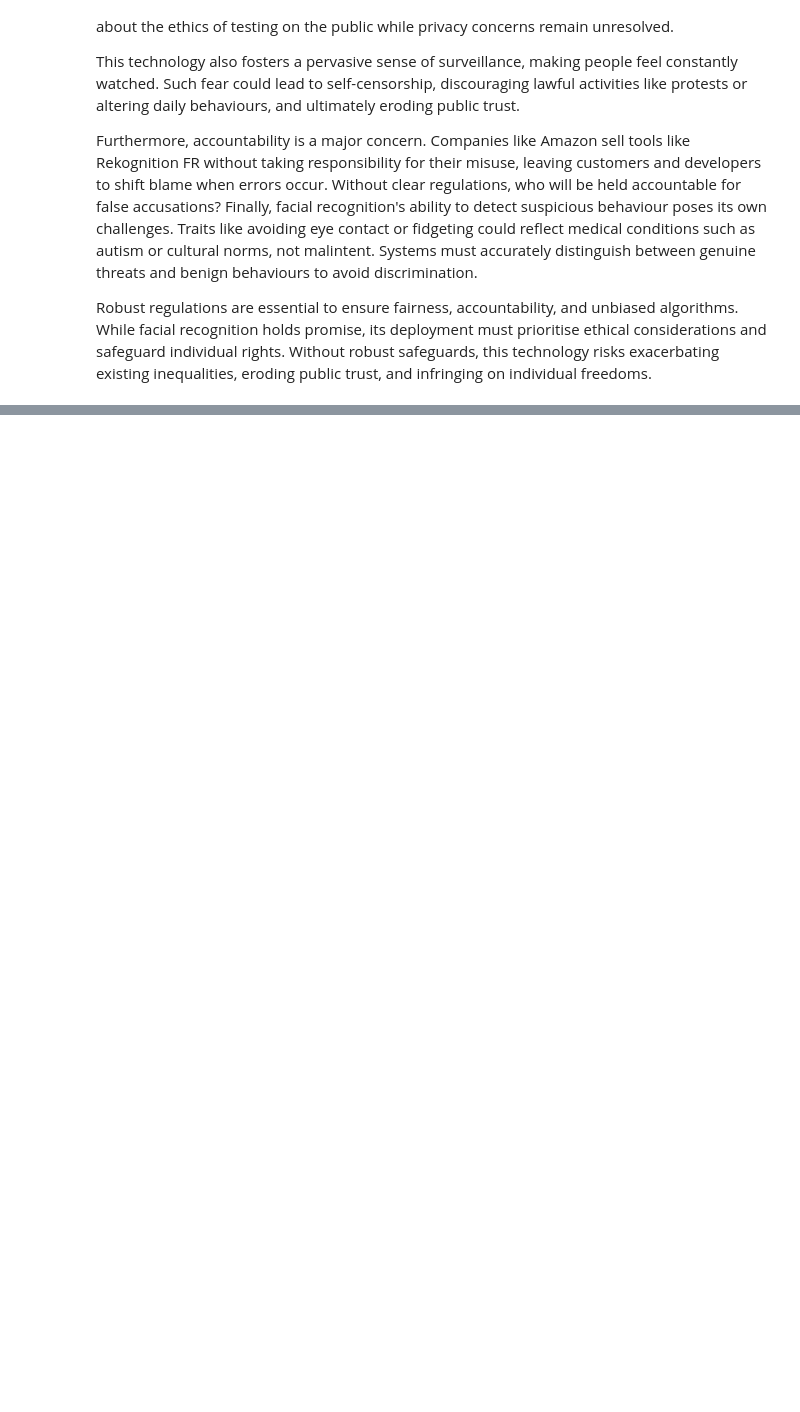
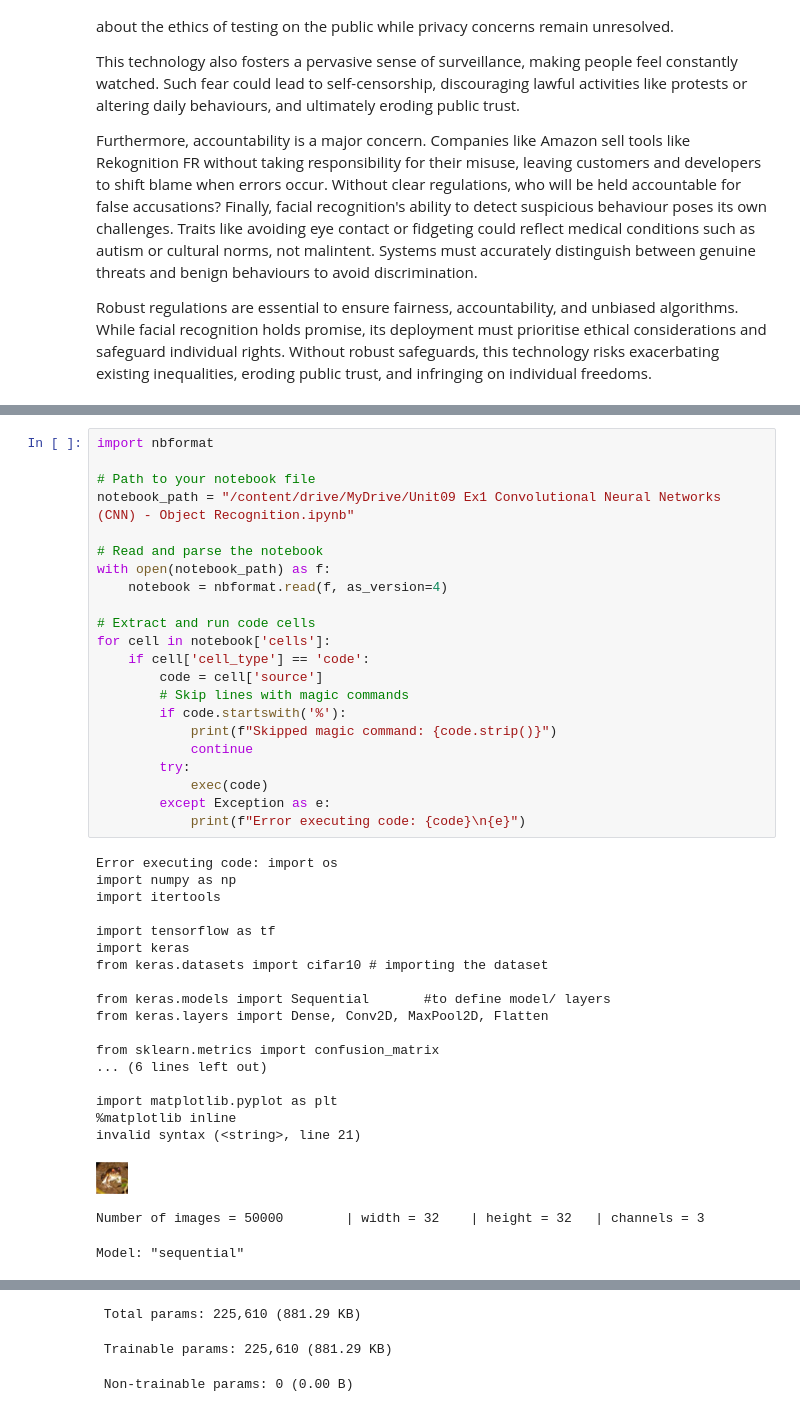
Before and after one commit to dzervenes/Machine-Learning-module, a Jupyter notebook: e_Portfolio_Activity_CNN_Model_Activity.ipynb, the cells around one changed output, grey strips where cells are left out. Saved outputs shown, nothing was run; the diff lists cells and outputs as text; blank space fills up the shorter version.

```diff
--- a/e_Portfolio_Activity_CNN_Model_Activity.ipynb
+++ b/e_Portfolio_Activity_CNN_Model_Activity.ipynb
@@ -21,0 +26,43 @@ In this notebook, I will explore and evaluate a Convolutional Neural Network (CN
+# %%
+import nbformat
+
+# Path to your notebook file
+notebook_path = "/content/drive/MyDrive/Unit09 Ex1 Convolutional Neural Networks (CNN) - Object Recognition.ipynb"
+
+# Read and parse the notebook
+with open(notebook_path) as f:
+    notebook = nbformat.read(f, as_version=4)
+
+# Extract and run code cells
+for cell in notebook['cells']:
+    if cell['cell_type'] == 'code':
+        code = cell['source']
+        # Skip lines with magic commands
+        if code.startswith('%'):
+            print(f"Skipped magic command: {code.strip()}")
+            continue
+        try:
+            exec(code)
+        except Exception as e:
+            print(f"Error executing code: {code}\n{e}")
+# %% [output]
+Error executing code: import os
+import numpy as np
+import itertools
+
+import tensorflow as tf
+import keras
+from keras.datasets import cifar10 # importing the dataset
+
+from keras.models import Sequential       #to define model/ layers
+from keras.layers import Dense, Conv2D, MaxPool2D, Flatten
+
+from sklearn.metrics import confusion_matrix
+... (6 lines left out)
+
+import matplotlib.pyplot as plt
+%matplotlib inline
+invalid syntax (<string>, line 21)
+[figure, added]
+Number of images = 50000        | width = 32    | height = 32   | channels = 3
+Model: "sequential"
@@ -21,0 +86,3 @@ In this notebook, I will explore and evaluate a Convolutional Neural Network (CN
+ Total params: 225,610 (881.29 KB)
+ Trainable params: 225,610 (881.29 KB)
+ Non-trainable params: 0 (0.00 B)
```
Also changed, not shown: parts of 3 cells of this notebook.
